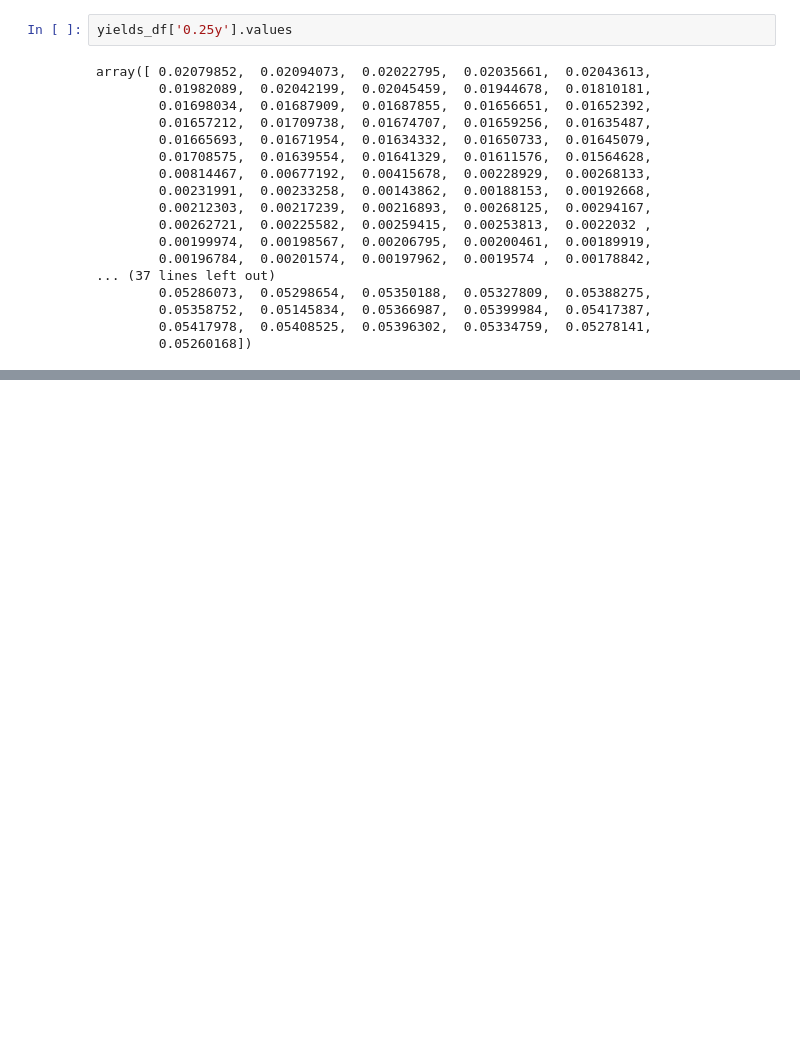
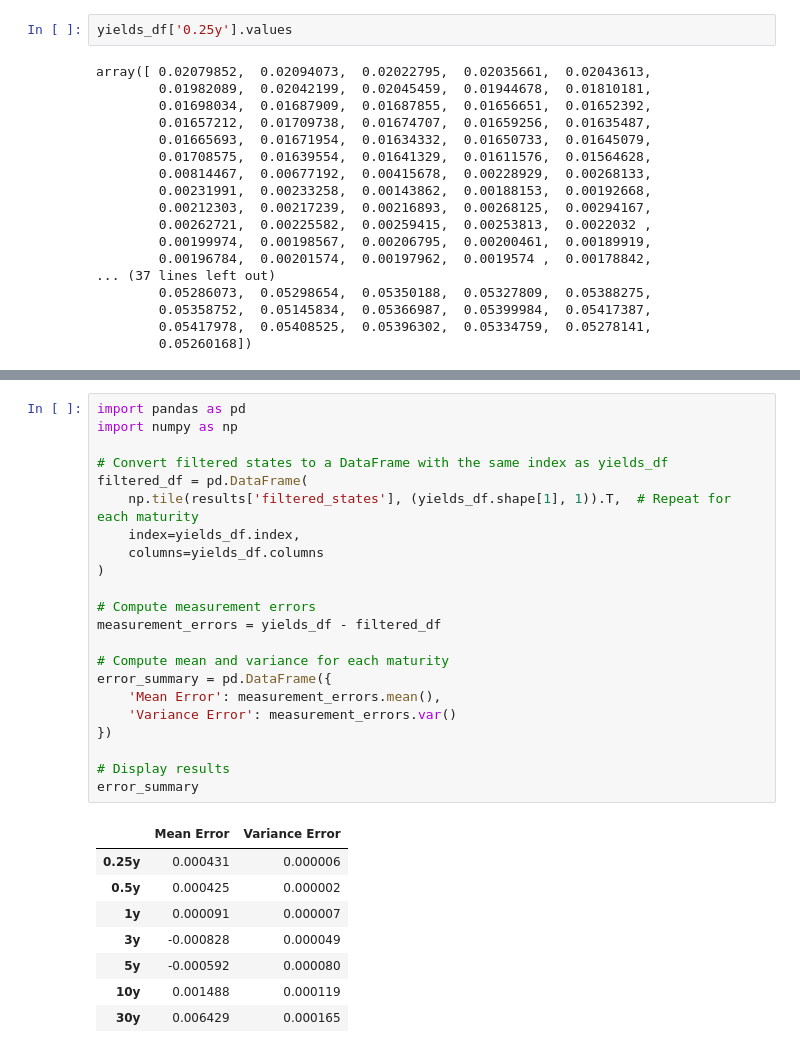
Before and after one commit to fangsitang/fixed_income, a Jupyter notebook: main_with_kalman.ipynb, the cells around one changed output, grey strips where cells are left out. Cells and saved outputs as stored; diff of their text form; blank space fills up the shorter version.

```diff
--- a/main_with_kalman.ipynb
+++ b/main_with_kalman.ipynb
@@ -1208,0 +1740,31 @@ Measurement Error Statistics:
+# %%
+import pandas as pd
+import numpy as np
+
+# Convert filtered states to a DataFrame with the same index as yields_df
+filtered_df = pd.DataFrame(
+    np.tile(results['filtered_states'], (yields_df.shape[1], 1)).T,  # Repeat for each maturity
+    index=yields_df.index,
+    columns=yields_df.columns
+)
+
+# Compute measurement errors
+measurement_errors = yields_df - filtered_df
+
+# Compute mean and variance for each maturity
+error_summary = pd.DataFrame({
+    'Mean Error': measurement_errors.mean(),
+    'Variance Error': measurement_errors.var()
+})
+
+# Display results
+error_summary
+# %% [output]
+|  | Mean Error | Variance Error |
+| 0.25y | 0.000431 | 0.000006 |
+| 0.5y | 0.000425 | 0.000002 |
+| 1y | 0.000091 | 0.000007 |
+| 3y | -0.000828 | 0.000049 |
+| 5y | -0.000592 | 0.000080 |
+| 10y | 0.001488 | 0.000119 |
+| 30y | 0.006429 | 0.000165 |
```
Also changed, not shown: parts of 10 cells of this notebook.
